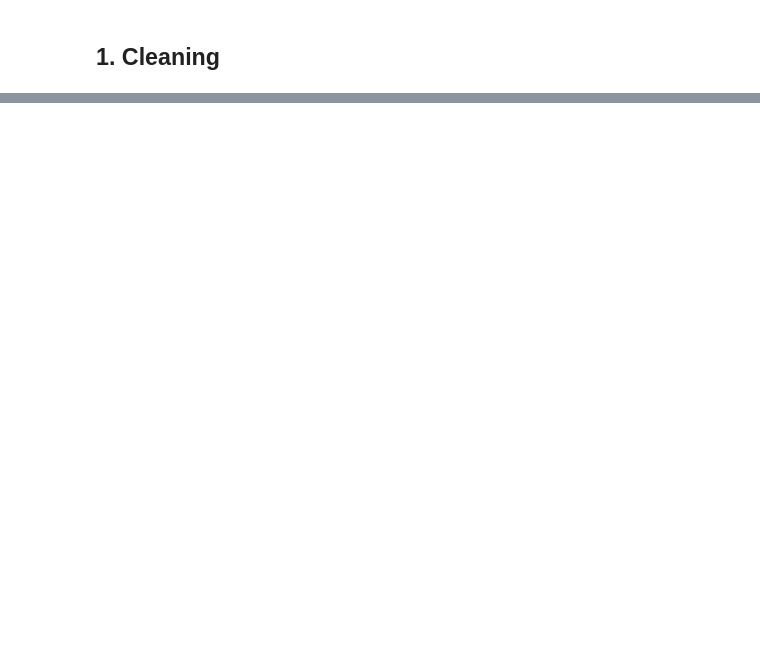
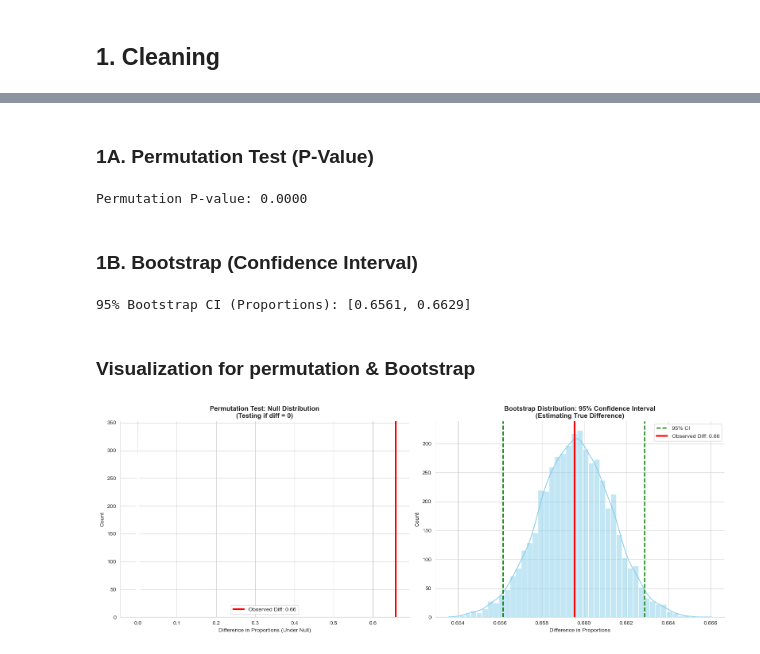
Before and after one commit to carolineayieko/project-chooseyourownhypothesis, a Jupyter notebook: choose_your_own_hypothesis.ipynb, the cells around one changed output, grey strips where cells are left out. Saved outputs shown, nothing was run; the diff lists cells and outputs as text; code cells hidden in the pictures; blank space fills up the shorter version.

```diff
--- a/choose_your_own_hypothesis.ipynb
+++ b/choose_your_own_hypothesis.ipynb
@@ -179,0 +373,3 @@ plt.show()
+# %%
+# Fix Vehicle Year: Filter reasonable range (1900-2025)
+crash_data = crash_data[(crash_data['vehicle_year'] > 1900) & (crash_data['vehicle_year'] <= 2025)]
@@ -179,0 +431,4 @@ plt.show()
+# %%
+# Separate Groups
+distracted_df= crash_data_clean[crash_data_clean['distraction_status'] == 'Distracted']
+not_distracted_df = crash_data_clean[crash_data_clean['distraction_status'] == 'Not Distracted']
@@ -179,0 +451,61 @@ plt.show()
+# %% [markdown]
+### 1A. Permutation Test (P-Value)
+# %%
+n_perms = 5000
+perm_diffs = []
+combined_fault = crash_data_clean['is_at_fault'].values.copy()
+n_dist = len(distracted_df)
+
+np.random.seed(42)
+for _ in range(n_perms):
+    np.random.shuffle(combined_fault)
+    perm_diffs.append(np.mean(combined_fault[:n_dist]) - np.mean(combined_fault[n_dist:]))
+
+p_value = np.mean(np.array(perm_diffs) >= obs_diff_prop)
+print(f"Permutation P-value: {p_value:.4f}")
+# %% [output]
+Permutation P-value: 0.0000
+# %% [markdown]
+### 1B. Bootstrap (Confidence Interval)
+# %%
+n_boots = 5000
+boot_prop_diffs = []
+
+np.random.seed(42)
+for _ in range(n_boots):
+    sample_dist = np.random.choice(fault_dist, size=len(fault_dist), replace=True)
+    sample_not = np.random.choice(fault_not, size=len(fault_not), replace=True)
+    boot_prop_diffs.append(np.mean(sample_dist) - np.mean(sample_not))
+
+ci_lower_prop = np.percentile(boot_prop_diffs, 2.5)
+ci_upper_prop = np.percentile(boot_prop_diffs, 97.5)
+print(f"95% Bootstrap CI (Proportions): [{ci_lower_prop:.4f}, {ci_upper_prop:.4f}]")
+# %% [output]
+95% Bootstrap CI (Proportions): [0.6561, 0.6629]
+# %% [markdown]
+### Visualization for permutation & Bootstrap
+# %%
+#Visualization (Two Plots: Permutation & Bootstrap)
+fig, ax = plt.subplots(1, 2, figsize=(16, 6))
+
+# Plot 1: Permutation Test (Null Distribution)
+sns.histplot(perm_diffs, kde=False, ax=ax[0], color='grey', edgecolor='white')
+ax[0].set_title("Permutation Test: Null Distribution\n(Testing if diff = 0)", fontsize=12, fontweight='bold')
+ax[0].axvline(obs_diff_prop, color='red', linestyle='-', linewidth=3, label=f'Observed Diff: {obs_diff_prop:.2f}')
+ax[0].set_xlabel('Difference in Proportions (Under Null)')
+ax[0].legend()
+
+# Plot 2: Bootstrap Distribution (Confidence Interval)
+sns.histplot(boot_prop_diffs, kde=True, ax=ax[1], color='skyblue', edgecolor='white')
+ax[1].set_title("Bootstrap Distribution: 95% Confidence Interval\n(Estimating True Difference)", fontsize=12, fontweight='bold')
+ax[1].axvline(ci_lower_prop, color='green', linestyle='--', linewidth=2, label='95% CI')
+ax[1].axvline(ci_upper_prop, color='green', linestyle='--', linewidth=2)
+ax[1].axvline(obs_diff_prop, color='red', linestyle='-', linewidth=3, label=f'Observed Diff: {obs_diff_prop:.2f}')
+ax[1].set_xlabel('Difference in Proportions')
+ax[1].legend()
+
+sns.despine()
+plt.tight_layout()
+plt.show()
+# %% [output]
+[figure, added]
```
Also changed, not shown: parts of 57 cells of this notebook.
